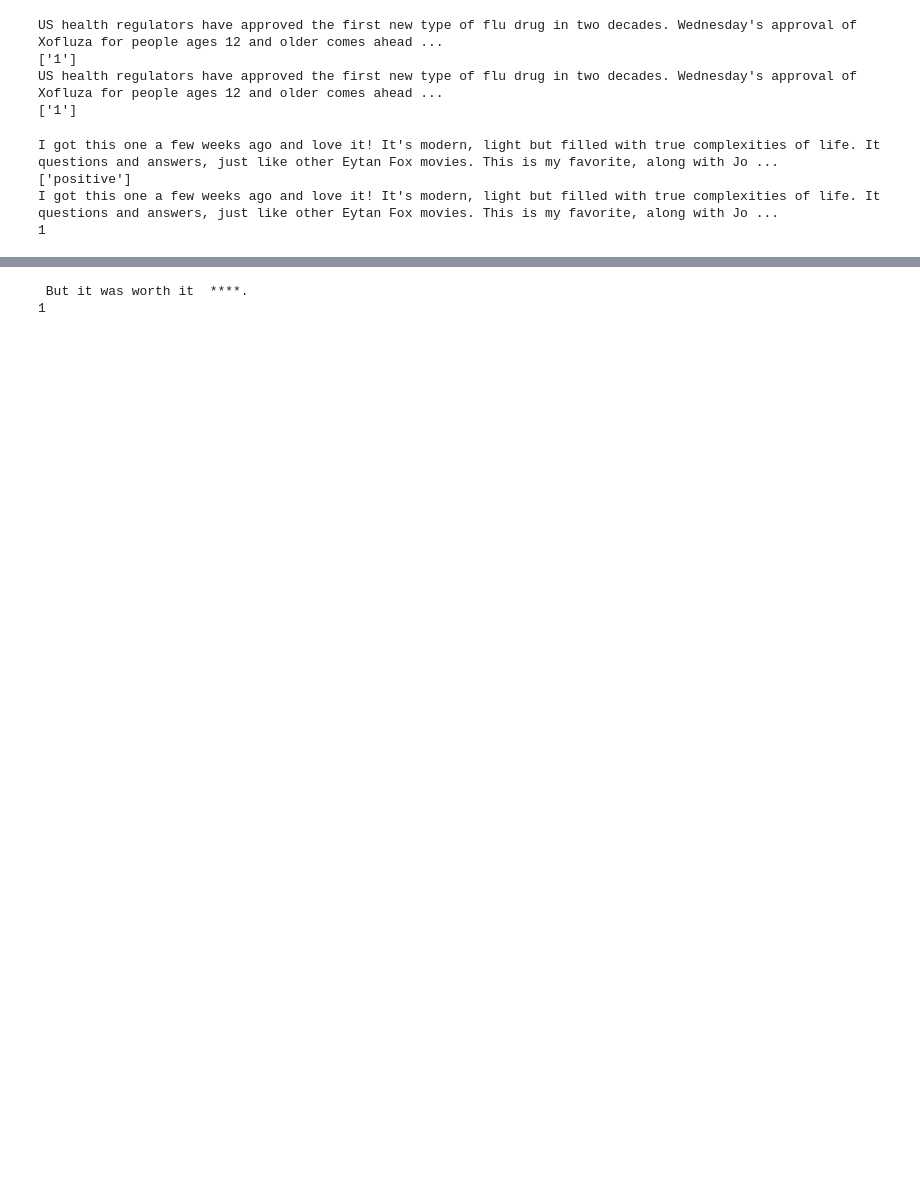
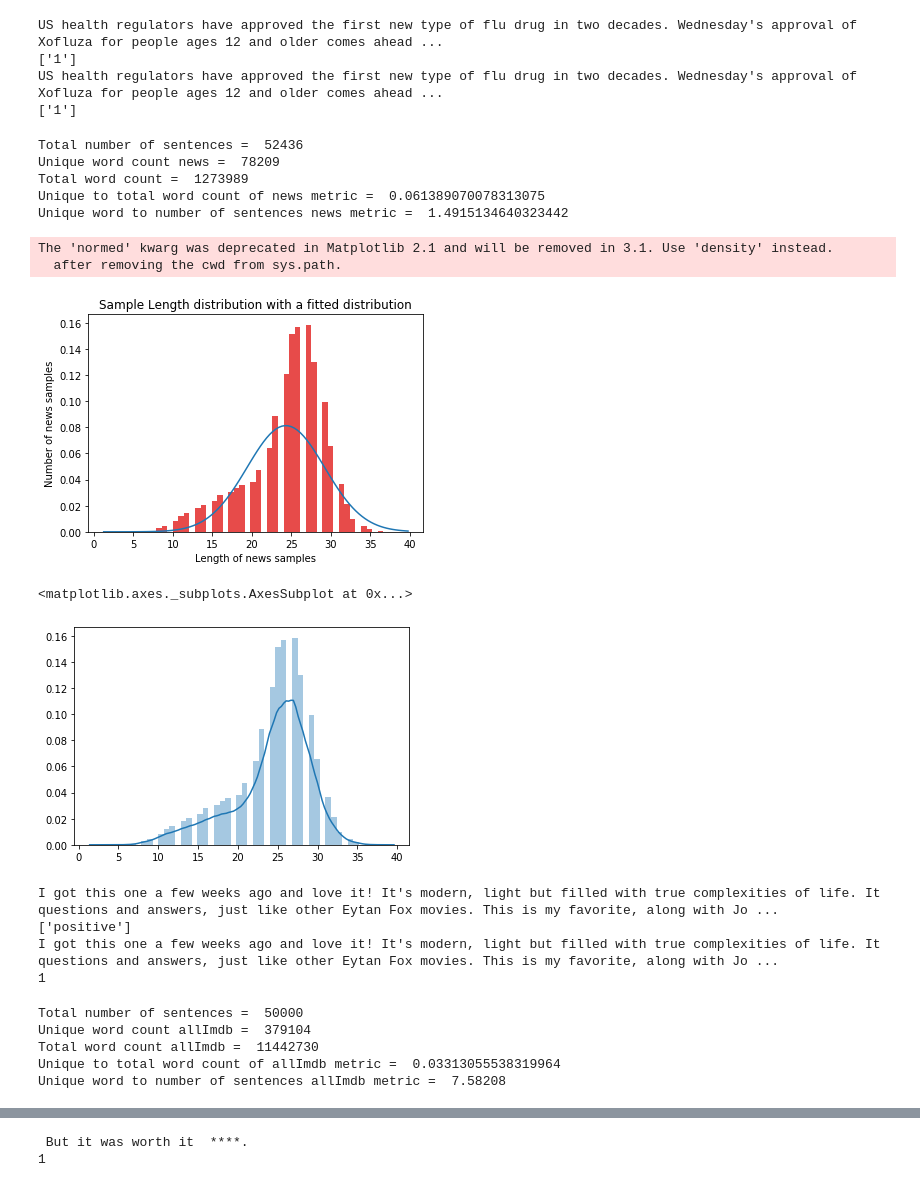
Before and after one commit to aJohnQR/ml_fiu, a Jupyter notebook: ml_fiu_data_processing_news.ipynb, the cells around one changed output, grey strips where cells are left out. Cells and saved outputs as stored; diff of their text form; code cells hidden in the pictures; blank space fills up the shorter version.

```diff
--- a/ml_fiu_data_processing_news.ipynb
+++ b/ml_fiu_data_processing_news.ipynb
@@ -97,7 +137,7 @@ US health regulators have approved the first new type of flu drug in two decades
 US health regulators have approved the first new type of flu drug in two decades. Wednesday's approval of Xofluza for people ages 12 and older comes ahead ...
 ['1']
 # %%
-# News Cell 2/4
+# News Cell 3/4
 
 # Analysis of news (of cleaned data).
 global_sentence_news = []
@@ -105,15 +145,15 @@ unique_word_count_news = 0
 word_count_news = 0
 sentence_lengths_array_news = []
 
-for i in range(0, len(data_sentence_news)):
-    sentence = list(data_sentence_news[i].split())
+for i in range(0, len(news_text)):
+    sentence = list(news_text[i].split())
     word_count_news += len(sentence)
-    global_sentence_news.extend(sentence)
+    global_sentence_news.extend(sentence)  # need to use extend not append
     sentence_lengths_array_news.extend([len(sentence)])
 
 # Some dataset statistics.
 
-total_sentences_news = len(data_sentence_news)
+total_sentences_news = len(news_text)
 print('Total number of sentences = ', total_sentences_news)
 
 # To get unique word count use set theory.
@@ -129,22 +169,34 @@ print('Unique word to number of sentences news metric = ', unique_word_count_new
 
 # Fit a normal distribution to the data:
 mu_news, std_news = norm.fit(sentence_lengths_array_news)
+# %% [output]
+Total number of sentences =  52436
+Unique word count news =  78209
+Total word count =  1273989
+Unique to total word count of news metric =  0.061389070078313075
+Unique word to number of sentences news metric =  1.4915134640323442
 # %%
-# News Cell 3/4
+# News Cell 4/4
 
 # Plot the histogram
-plt.hist(sentence_lengths_array_news, 50, normed=True, color='r')
+plt.hist(sentence_lengths_array_news, 50, normed=True, color=[231/255,75/255,74/255])
 
 # Plot the PDF.
 # Note there are two distributions fit to the data. The first is a Gaussian and
 # the second in non-parametric formed by overlapping kernels.
 
-# xmin, xmax = plt.xlim()
-# x = np.linspace(xmin, xmax, 100)
-# y = norm.pdf(x, mu_news, std_news)
-# plt.plot(x, y)
+xmin, xmax = plt.xlim()
+x = np.linspace(xmin, xmax, 100)
+y = norm.pdf(x, mu_news, std_news)
+plt.plot(x, y)
 plt.xlabel('Length of news samples')
 plt.ylabel('Number of news samples')
 plt.title('Sample Length distribution with a fitted distribution')
 plt.show()
 sns.distplot([sentence_lengths_array_news])  # seaborn plot
+# %% [output]
+The 'normed' kwarg was deprecated in Matplotlib 2.1 and will be removed in 3.1. Use 'density' instead.
+  after removing the cwd from sys.path.
+[figure, added]
+<matplotlib.axes._subplots.AxesSubplot at 0x...>
+[figure, added]
@@ -219,3 +256,42 @@ I got this one a few weeks ago and love it! It's modern, light but filled with t
 ['positive']
 I got this one a few weeks ago and love it! It's modern, light but filled with true complexities of life. It questions and answers, just like other Eytan Fox movies. This is my favorite, along with Jo ...
 1
+# %%
+# Analysis of allImdb (of cleaned data).
+# Cell 3/4
+
+global_sentence_allImdb = []
+unique_word_count_allImdb = 0
+word_count_allImdb = 0
+sentence_lengths_array_allImdb = []
+
+for i in range(0, len(imdb_text)):
+    sentence = list(imdb_text[i].split())
+    word_count_allImdb += len(sentence)
+    global_sentence_allImdb.extend(sentence)
+    sentence_lengths_array_allImdb.extend([len(sentence)])
+
+# Some dataset statistics.
+
+total_sentences_allImdb = len(imdb_text)
+print('Total number of sentences = ', total_sentences_allImdb)
+
+# To get unique word count use set theory.
+unique_word_count_allImdb = len(set(global_sentence_allImdb))
+print('Unique word count allImdb = ', unique_word_count_allImdb)
+
+# To get total counts.
+print('Total word count allImdb = ', word_count_allImdb)
+
+# Some ratios calculated from the data.
+print('Unique to total word count of allImdb metric = ', unique_word_count_allImdb / word_count_allImdb)
+print('Unique word to number of sentences allImdb metric = ', unique_word_count_allImdb / total_sentences_allImdb)
+
+# Fit a normal distribution to the data:
+mu_allImdb, std_allImdb = norm.fit(sentence_lengths_array_allImdb)
+# %% [output]
+Total number of sentences =  50000
+Unique word count allImdb =  379104
+Total word count allImdb =  11442730
+Unique to total word count of allImdb metric =  0.03313055538319964
+Unique word to number of sentences allImdb metric =  7.58208
```
Also changed, not shown: parts of 18 cells of this notebook.
